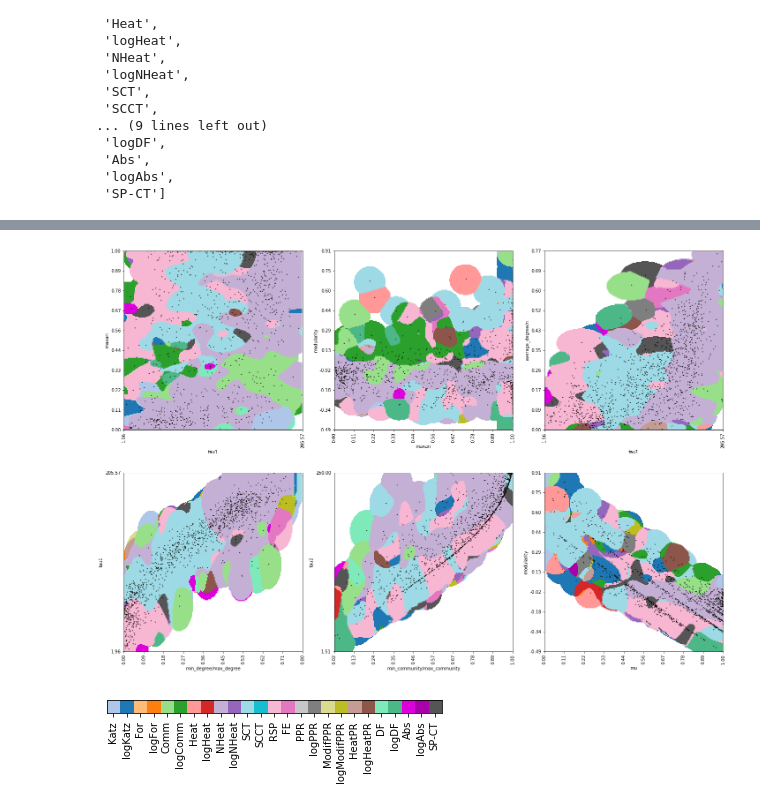
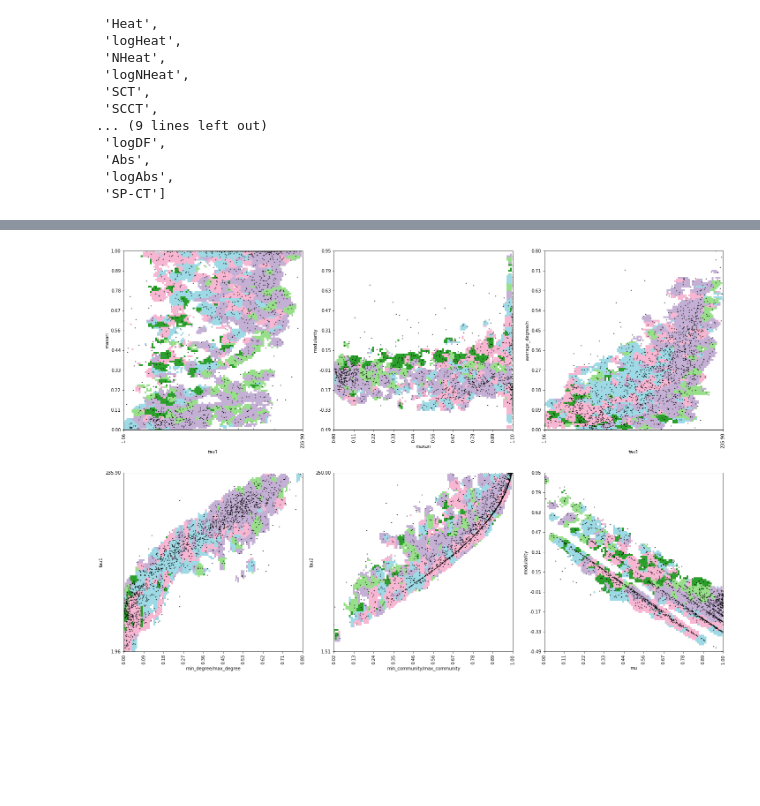
Before and after one commit to vlivashkin/pygkernels-experiments, a Jupyter notebook: experiments/init/montecarlo_lfr_analyse-redetect.ipynb, the cells around one changed output, grey strips where cells are left out. Drawn from its saved outputs; the diff is of its cells as text; code cells hidden in the pictures; blank space fills up the shorter version.

```diff
--- a/experiments/init/montecarlo_lfr_analyse-redetect.ipynb
+++ b/experiments/init/montecarlo_lfr_analyse-redetect.ipynb
@@ -223,5 +262,12 @@ ctr.most_common(30)
 # %% [markdown]
 # My own knn
+# %%
+def euclidean_distances(X, Y):
+    X, Y = np.array(X), np.array(Y)
+#     assert X.shape[1:] == Y.shape[1:], f'{X.shape}, {Y.shape}'
+    result = np.sqrt(np.sum(np.power(X[:, None] - Y[None, :], 2), axis=2))
+#     assert result.shape[0] == X.shape[0] and result.shape[1] == Y.shape[0], result.shape
+    return result
 # %%
 class MyKNN:
     def __init__(self, n_neighbors=5):
@@ -283,9 +329,12 @@ class MyGaussianFilter:
             for train_idx in range(len(self.X)):
                 if pair_distance[test_idx, train_idx] < 3 * self.sigma:
                     chosen_indices.append(train_idx)
+            if len(chosen_indices) < 3:
+                chosen_indices = []
             weighted_results = np.zeros(len(self.y[0]), dtype=np.float32)
+            sum_weights = np.sum([gaussian_weights[test_idx, chosen_idx] for chosen_idx in chosen_indices])
             for chosen_idx in chosen_indices:
-                weighted_results += gaussian_weights[test_idx, chosen_idx] * self.y[chosen_idx]
+                weighted_results += gaussian_weights[test_idx, chosen_idx] * self.y[chosen_idx] / sum_weights
             output.append(weighted_results)
         return np.array(output)
 # %% [markdown]
@@ -425,7 +491,7 @@ def prepare_plot_filter(dataset, feature_names, distance=0.05):
 
     return X, y, plot
 # %%
-def doplot(ax, X, y, plot, feature_names):
+def doplot(ax, X, y, plot, feature_names, scatter=True):
     ax.imshow(plot)
 
     n_ticks = 10 if feature_names[1] not in ['tau1', 'tau2'] else 2
@@ -440,4 +506,5 @@ def doplot(ax, X, y, plot, feature_names):
     ax.set_ylabel(feature_names[0])
     ax.set_ylim(0, resolution)
 
-    ax.scatter([point2plot(x, feature_names[1]) for x in X[:, 1]], [point2plot(x, feature_names[0]) for x in X[:, 0]], s=1, c='black')
+    if scatter:
+        ax.scatter([point2plot(x, feature_names[1]) for x in X[:, 1]], [point2plot(x, feature_names[0]) for x in X[:, 0]], s=1, c='black')
@@ -704,45 +955,54 @@ def prepare_plot_filter(dataset, feature_names, distance=0.05):
+# %%
+def prepare_plot_filter(dataset, feature_names, distance=0.05):
+    X = np.array([[fnc[fname](item[1][fname]) for fname in feature_names] for item in dataset])
+    y = np.array([[item[0][kernel] for kernel in kernels_order] for item in dataset])
+
+    knn = MyGaussianFilter(sigma=distance)
+    knn.fit(X, y)
+
+    plot = np.zeros((resolution, resolution, 3), dtype=np.uint8)
+    for xidx, xval in enumerate(np.linspace(limits[feature_names[0]][0], limits[feature_names[0]][1], resolution)):
+        for yidx, yval in enumerate(np.linspace(limits[feature_names[1]][0], limits[feature_names[1]][1], resolution)):
+            pixels_kernels_results = knn.predict([[xval, yval]])[0]
+            pixels_kernels_results[11] = 0
+            if ~np.all(pixels_kernels_results == 0):
+                pixels_kernel_name = kernels_order[np.argmax(pixels_kernels_results)]
+                plot[xidx, yidx] = np.array(colors.to_rgb(d3_colors[pixels_kernel_name])) * 255
+            else:
+                plot[xidx, yidx] = np.array([1, 1, 1]) * 255
+
+    return X, y, plot
 # %%
-distance = 0.03
+distance = 0.01
 
 fig, ax = plt.subplots(2, 3, figsize=(20, 14))
 
 feature_names = ['maxari', 'tau1']
 X, y, plot = prepare_plot_filter(dataset, feature_names, distance=distance)
 doplot(ax[0][0], X, y, plot, feature_names)
 
 feature_names = ['modularity', 'maxari']
 X, y, plot = prepare_plot_filter(dataset, feature_names, distance=distance)
 doplot(ax[0][1], X, y, plot, feature_names)
 
 feature_names = ['average_degree/n', 'tau1']
 X, y, plot = prepare_plot_filter(dataset, feature_names, distance=distance)
 doplot(ax[0][2], X, y, plot, feature_names)
 
 
 feature_names = ['tau1', 'min_degree/max_degree']
 X, y, plot = prepare_plot_filter(dataset, feature_names, distance=distance)
 doplot(ax[1][0], X, y, plot, feature_names)
 
 feature_names = ['tau2', 'min_community/max_community']
 X, y, plot = prepare_plot_filter(dataset, feature_names, distance=distance)
 doplot(ax[1][1], X, y, plot, feature_names)
 
 feature_names = ['modularity', 'mu']
 X, y, plot = prepare_plot_filter(dataset, feature_names, distance=distance)
 doplot(ax[1][2], X, y, plot, feature_names)
 
 
 plt.tight_layout()
 # %% [output]
-[figure, old version]
+[figure, new version]
-# %%
-a = np.zeros((1, 25, 3), dtype=np.uint8)
-labels = []
-for idx, kernel in enumerate(kernels):
-    a[0, idx] = np.array(colors.to_rgb(d3_colors[kernel.name])) * 255
-    labels.append(kernel.name)
-plt.imshow(a)
-plt.xticks(range(25), labels, rotation='vertical')
-plt.yticks([]);
-# %% [output]
-[figure, removed]
```
Also changed, not shown: parts of 60 cells of this notebook, 33 other files.
